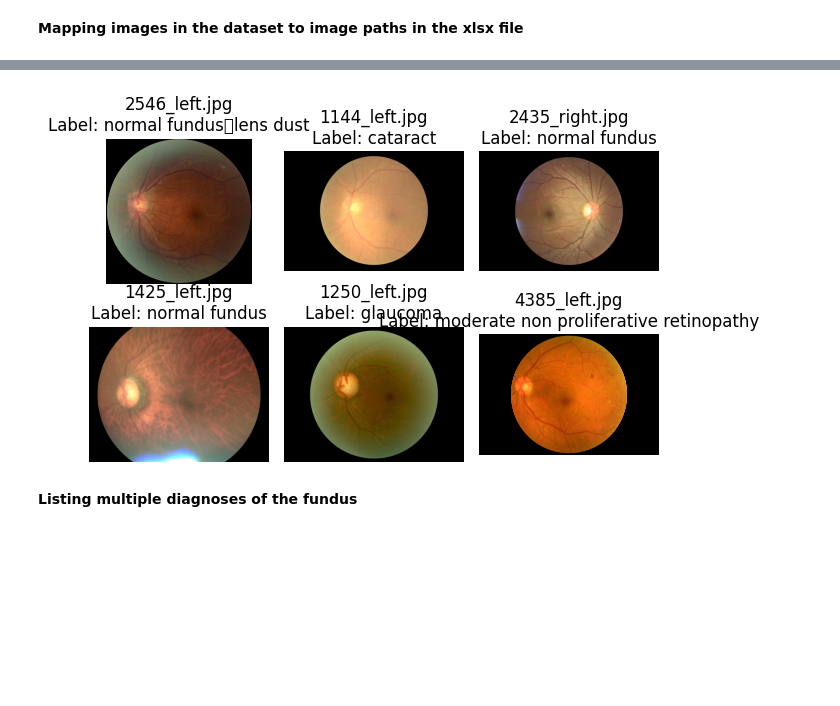
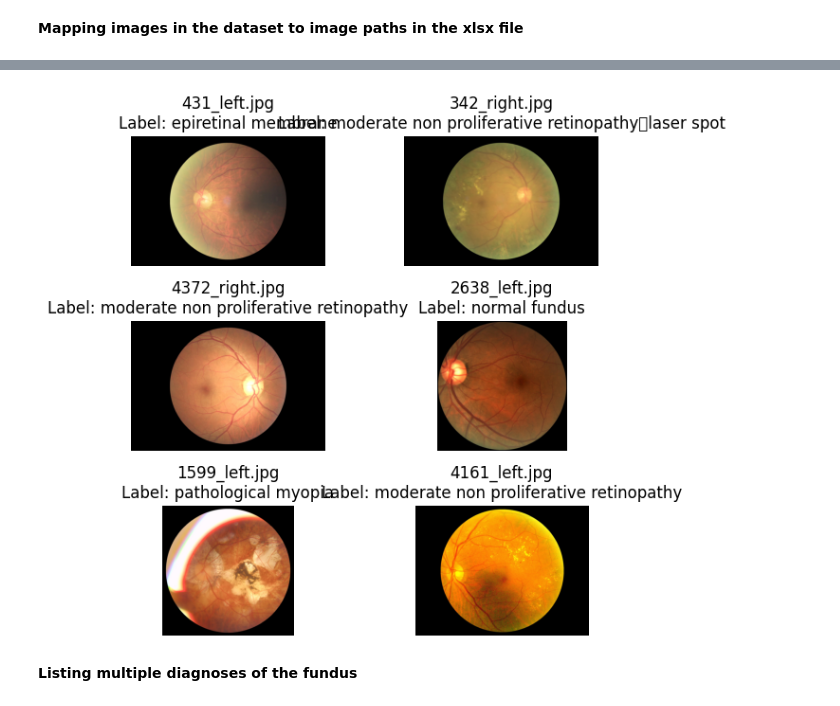
Before and after one commit to SefiyeArican/Ocular-Disease-Recognition, a Jupyter notebook: Fundus_Image_Processing.ipynb, the cells around one changed output, grey strips where cells are left out. Saved outputs shown, nothing was run; the diff lists cells and outputs as text; code cells hidden in the pictures; blank space fills up the shorter version.

```diff
--- a/Fundus_Image_Processing.ipynb
+++ b/Fundus_Image_Processing.ipynb
@@ -431,35 +448,35 @@ random_indices = random.sample(range(len(combined_paths)), 6)
 random_images = combined_paths.iloc[random_indices]
 random_labels = [get_label(img) for img in random_images]
 
 # Upload and visualize images
-fig, axes = plt.subplots(2, 3, figsize=(6, 4))
+fig, axes = plt.subplots(3, 2, figsize=(6, 6))
 axes = axes.flatten()
 
 for ax, image_path, label in zip(axes, random_images, random_labels):
     full_image_path_1 = os.path.join(testing_dir, image_path)
     full_image_path_2 = os.path.join(training_dir, image_path)
 
     if os.path.exists(full_image_path_1):
         image = cv2.imread(full_image_path_1)
     elif os.path.exists(full_image_path_2):
         image = cv2.imread(full_image_path_2)
     else:
         image = None
 
     if image is not None:
         # BGR to RGB conversion
         image = cv2.cvtColor(image, cv2.COLOR_BGR2RGB)
         ax.imshow(image)
         ax.set_title(f"{image_path}\nLabel: {label}")
     else:
         ax.text(0.5, 0.5, 'Image not found', ha='center', va='center')
 
     ax.axis('off')
 
 plt.tight_layout()
 plt.show()
 # %% [output]
-[figure, old version]
+[figure, new version]
 # %% [markdown]
 **Listing multiple diagnoses of the fundus**
 # %%
```
Also changed, not shown: parts of 10 cells of this notebook.
